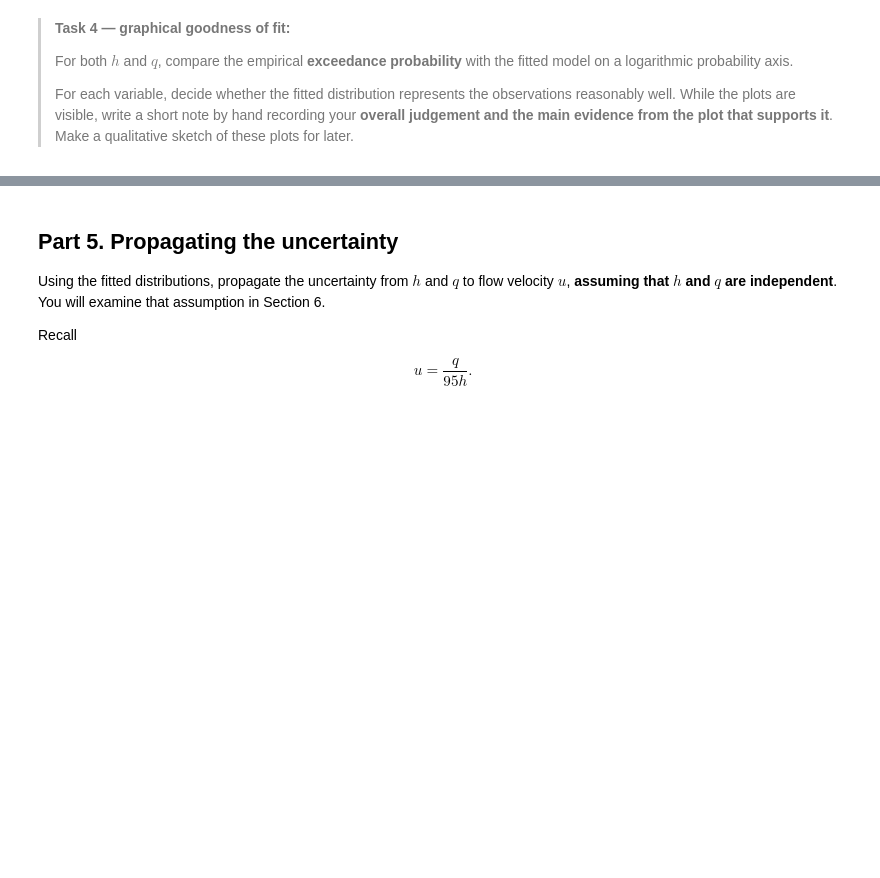
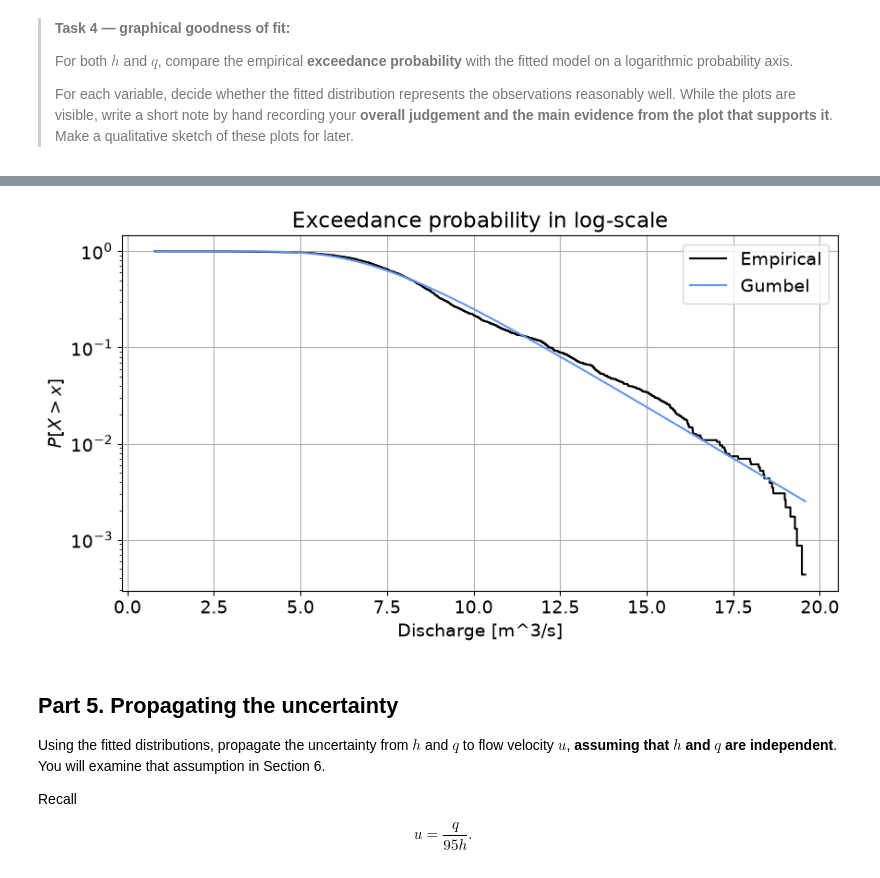
Before and after one commit to aileenkleibeuker-bit/GA1.4---Galena-7, a Jupyter notebook: GA_1.4.ipynb, the cells around one changed output, grey strips where cells are left out. Saved outputs shown, nothing was run; the diff lists cells and outputs as text; code cells hidden in the pictures; blank space fills up the shorter version.

```diff
--- a/GA_1.4.ipynb
+++ b/GA_1.4.ipynb
@@ -154,3 +174,15 @@ A fitted distribution is a model, not a guarantee that the observations actually
+# %%
+# Visually compare the exceedance probabilities
+cdf_gumbel = stats.gumbel_r.cdf(q_sort, loc=mu, scale=beta)
+
+fig, axes = plt.subplots(1, 1, figsize=(10, 5))
+axes.step(q_sort, 1 - q_non_ex, color='k', label='Empirical')
+axes.plot(q_sort, 1 - cdf_gumbel, color='cornflowerblue', label='Gumbel')
+axes.set_xlabel("Discharge [m^3/s]"); axes.set_ylabel('$P[X > x]$')
+axes.set_title('Exceedance probability in log-scale'); axes.set_yscale('log')
+axes.legend(); axes.grid()
+# %% [output]
+[figure, added]
 # %% [markdown]
 ## Part 5. Propagating the uncertainty
 
```
Also changed, not shown: parts of 3 cells of this notebook.
